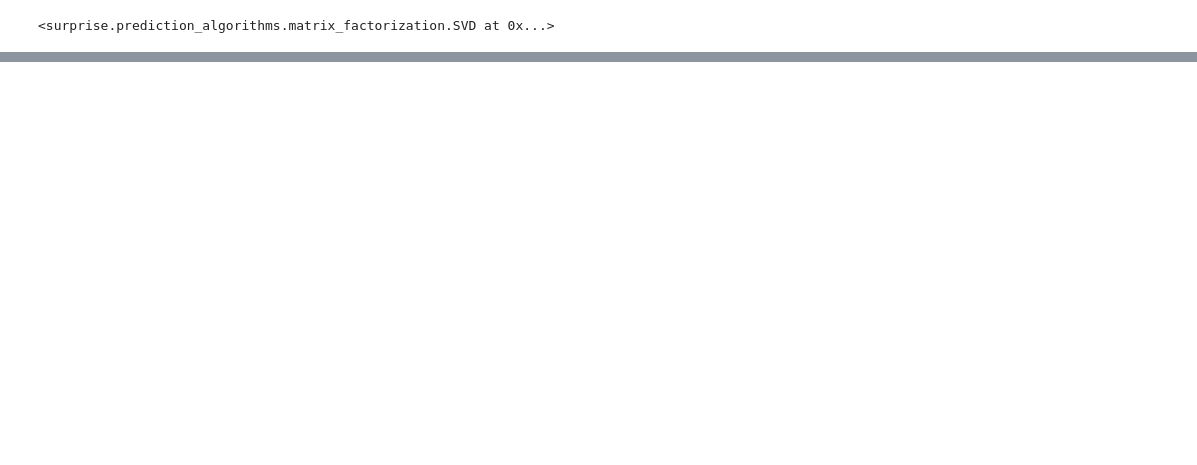
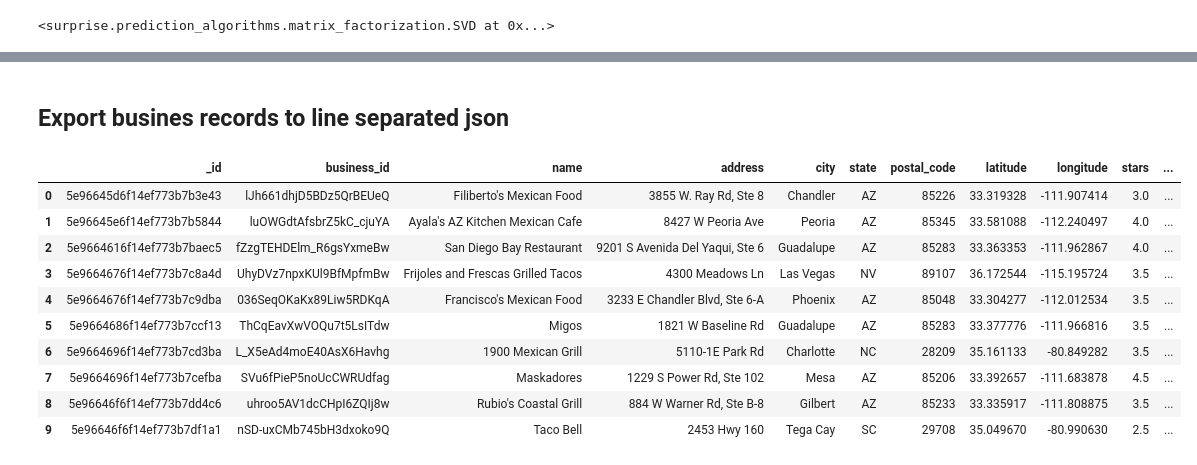
Before and after one commit to jjr2040/sr-taller2, a Jupyter notebook: preprocessing/CollaborativeFiltering.ipynb, the cells around one changed output, grey strips where cells are left out. Saved outputs shown, nothing was run; the diff lists cells and outputs as text; code cells hidden in the pictures; blank space fills up the shorter version.

```diff
--- a/preprocessing/CollaborativeFiltering.ipynb
+++ b/preprocessing/CollaborativeFiltering.ipynb
@@ -110,0 +113,17 @@ businesses_neighbours_df
+# %% [markdown]
+## Export busines records to line separated json
+# %%
+businesses_records = businesses_neighbours_df.astype({'_id': 'str'})
+businesses_records
+# %% [output]
+|  | _id | business_id | name | address | city | state | postal_code | latitude | longitude | stars | ... |
+| 0 | 5e96645d6f14ef773b7b3e43 | lJh661dhjD5BDz5QrBEUeQ | Filiberto's Mexican Food | 3855 W. Ray Rd, Ste 8 | Chandler | AZ | 85226 | 33.319328 | -111.907414 | 3.0 | ... |
+| 1 | 5e96645e6f14ef773b7b5844 | luOWGdtAfsbrZ5kC_cjuYA | Ayala's AZ Kitchen Mexican Cafe | 8427 W Peoria Ave | Peoria | AZ | 85345 | 33.581088 | -112.240497 | 4.0 | ... |
+| 2 | 5e9664616f14ef773b7baec5 | fZzgTEHDElm_R6gsYxmeBw | San Diego Bay Restaurant | 9201 S Avenida Del Yaqui, Ste 6 | Guadalupe | AZ | 85283 | 33.363353 | -111.962867 | 4.0 | ... |
+| 3 | 5e9664676f14ef773b7c8a4d | UhyDVz7npxKUl9BfMpfmBw | Frijoles and Frescas Grilled Tacos | 4300 Meadows Ln | Las Vegas | NV | 89107 | 36.172544 | -115.195724 | 3.5 | ... |
+| 4 | 5e9664676f14ef773b7c9dba | 036SeqOKaKx89Liw5RDKqA | Francisco's Mexican Food | 3233 E Chandler Blvd, Ste 6-A | Phoenix | AZ | 85048 | 33.304277 | -112.012534 | 3.5 | ... |
+| 5 | 5e9664686f14ef773b7ccf13 | ThCqEavXwVOQu7t5LsITdw | Migos | 1821 W Baseline Rd | Guadalupe | AZ | 85283 | 33.377776 | -111.966816 | 3.5 | ... |
+| 6 | 5e9664696f14ef773b7cd3ba | L_X5eAd4moE40AsX6Havhg | 1900 Mexican Grill | 5110-1E Park Rd | Charlotte | NC | 28209 | 35.161133 | -80.849282 | 3.5 | ... |
+| 7 | 5e9664696f14ef773b7cefba | SVu6fPieP5noUcCWRUdfag | Maskadores | 1229 S Power Rd, Ste 102 | Mesa | AZ | 85206 | 33.392657 | -111.683878 | 4.5 | ... |
+| 8 | 5e96646f6f14ef773b7dd4c6 | uhroo5AV1dcCHpI6ZQIj8w | Rubio's Coastal Grill | 884 W Warner Rd, Ste B-8 | Gilbert | AZ | 85233 | 33.335917 | -111.808875 | 3.5 | ... |
+| 9 | 5e96646f6f14ef773b7df1a1 | nSD-uxCMb745bH3dxoko9Q | Taco Bell | 2453 Hwy 160 | Tega Cay | SC | 29708 | 35.049670 | -80.990630 | 2.5 | ... |
```
Also changed, not shown: parts of 8 cells of this notebook, 3 other files.
